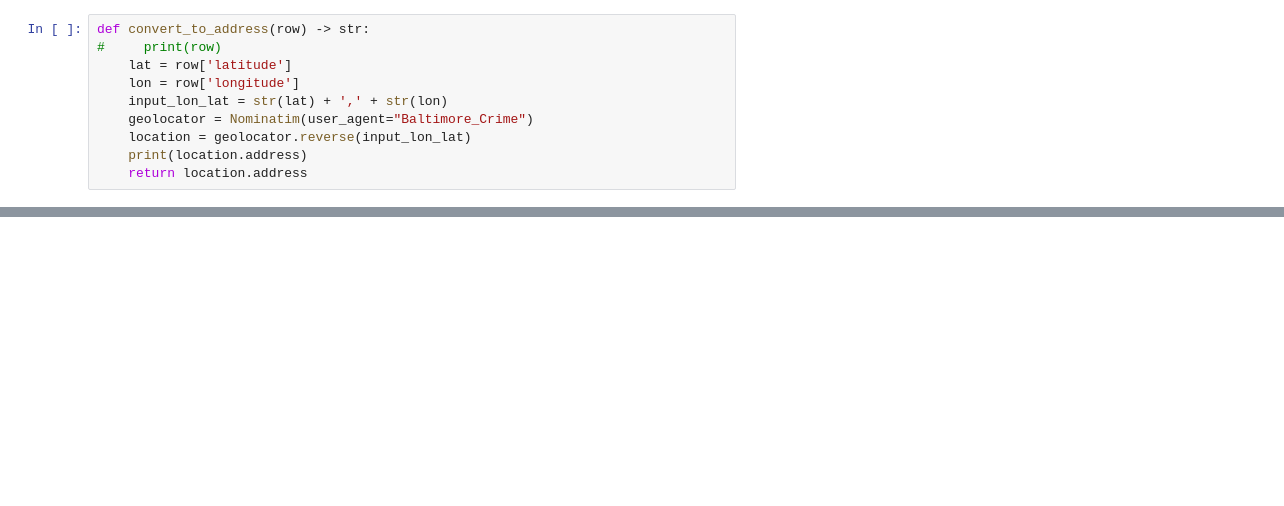
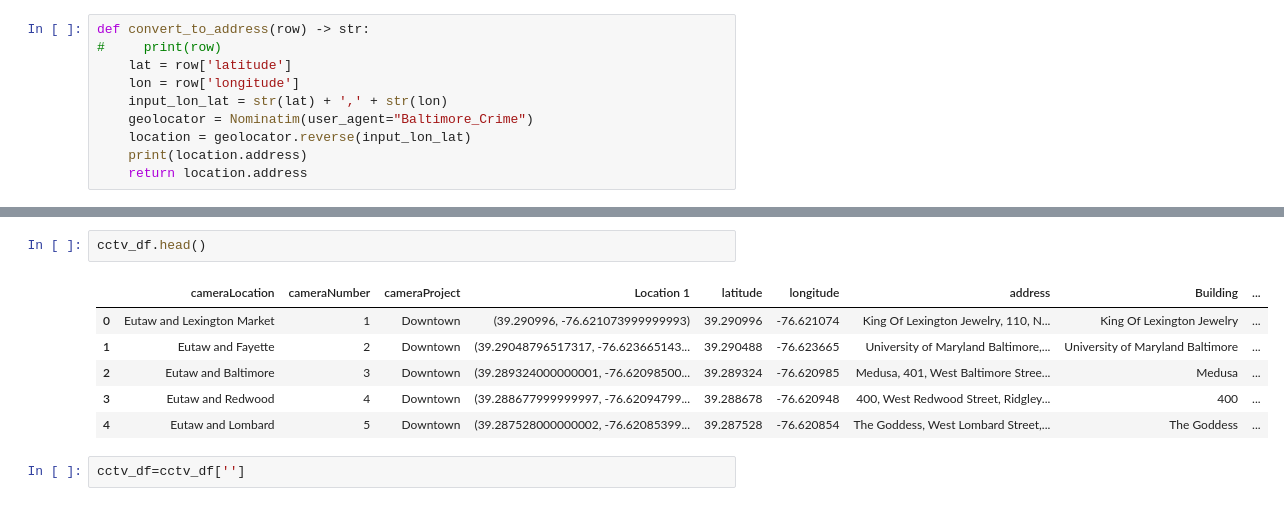
Before and after one commit to tduszyk/Baltimore_Crime, a Jupyter notebook: main.ipynb, the cells around one changed output, grey strips where cells are left out. Cells and saved outputs as stored; diff of their text form; blank space fills up the shorter version.

```diff
--- a/main.ipynb
+++ b/main.ipynb
@@ -159,0 +168,11 @@ cctv_df
+# %%
+cctv_df.head()
+# %% [output]
+|  | cameraLocation | cameraNumber | cameraProject | Location 1 | latitude | longitude | address | Building | ... |
+| 0 | Eutaw and Lexington Market | 1 | Downtown | (39.290996, -76.621073999999993) | 39.290996 | -76.621074 | King Of Lexington Jewelry, 110, N... | King Of Lexington Jewelry | ... |
+| 1 | Eutaw and Fayette | 2 | Downtown | (39.29048796517317, -76.623665143... | 39.290488 | -76.623665 | University of Maryland Baltimore,... | University of Maryland Baltimore | ... |
+| 2 | Eutaw and Baltimore | 3 | Downtown | (39.289324000000001, -76.62098500... | 39.289324 | -76.620985 | Medusa, 401, West Baltimore Stree... | Medusa | ... |
+| 3 | Eutaw and Redwood | 4 | Downtown | (39.288677999999997, -76.62094799... | 39.288678 | -76.620948 | 400, West Redwood Street, Ridgley... | 400 | ... |
+| 4 | Eutaw and Lombard | 5 | Downtown | (39.287528000000002, -76.62085399... | 39.287528 | -76.620854 | The Goddess, West Lombard Street,... | The Goddess | ... |
+# %%
+cctv_df=cctv_df['']
```
Also changed, not shown: parts of 28 cells of this notebook.
